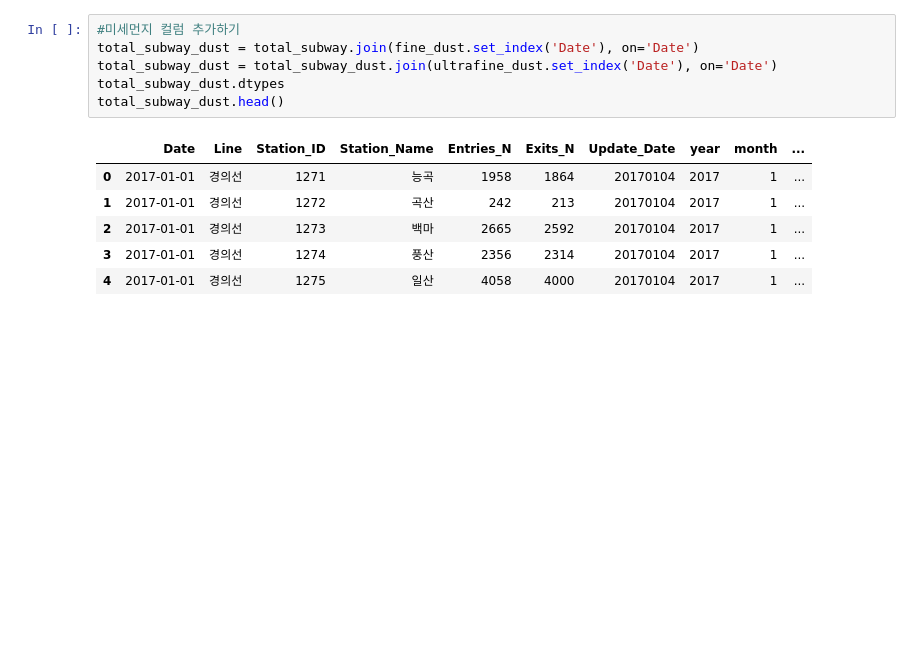
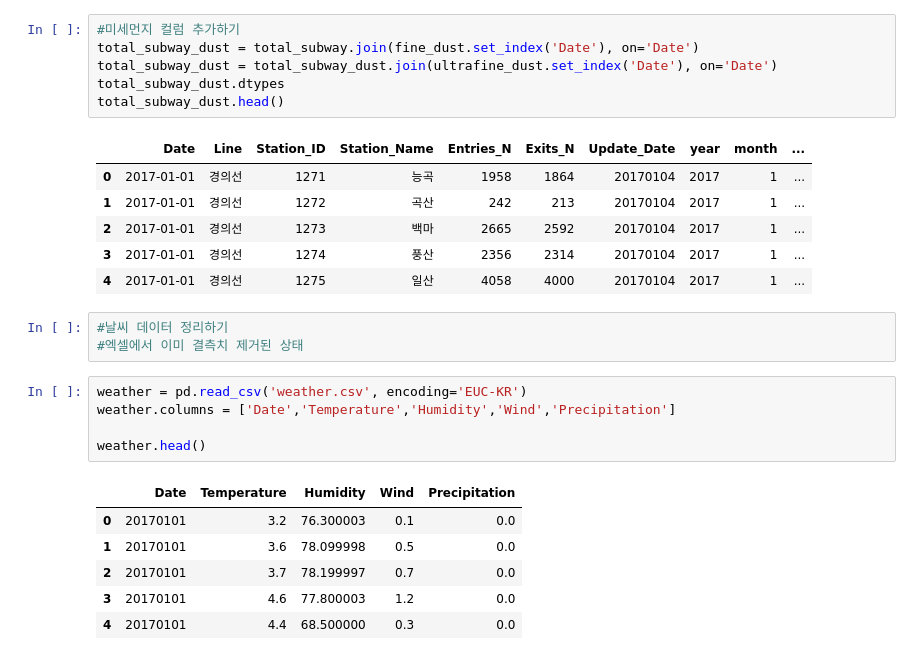
Before and after one commit to MinHyuckChoi/Subway-Project, a Jupyter notebook: Subway_Project.ipynb, the cells around one changed output. Cells and saved outputs as stored; diff of their text form; blank space fills up the shorter version.

```diff
--- a/Subway_Project.ipynb
+++ b/Subway_Project.ipynb
@@ -188,3 +188,18 @@ total_subway_dust.head()
 | 2 | 2017-01-01 | 경의선 | 1273 | 백마 | 2665 | 2592 | 20170104 | 2017 | 1 | ... |
 | 3 | 2017-01-01 | 경의선 | 1274 | 풍산 | 2356 | 2314 | 20170104 | 2017 | 1 | ... |
 | 4 | 2017-01-01 | 경의선 | 1275 | 일산 | 4058 | 4000 | 20170104 | 2017 | 1 | ... |
+# %%
+#날씨 데이터 정리하기
+#엑셀에서 이미 결측치 제거된 상태
+# %%
+weather = pd.read_csv('weather.csv', encoding='EUC-KR')
+weather.columns = ['Date','Temperature','Humidity','Wind','Precipitation']
+
+weather.head()
+# %% [output]
+|  | Date | Temperature | Humidity | Wind | Precipitation |
+| 0 | 20170101 | 3.2 | 76.300003 | 0.1 | 0.0 |
+| 1 | 20170101 | 3.6 | 78.099998 | 0.5 | 0.0 |
+| 2 | 20170101 | 3.7 | 78.199997 | 0.7 | 0.0 |
+| 3 | 20170101 | 4.6 | 77.800003 | 1.2 | 0.0 |
+| 4 | 20170101 | 4.4 | 68.500000 | 0.3 | 0.0 |
```
Also changed, not shown: parts of 4 cells of this notebook.
